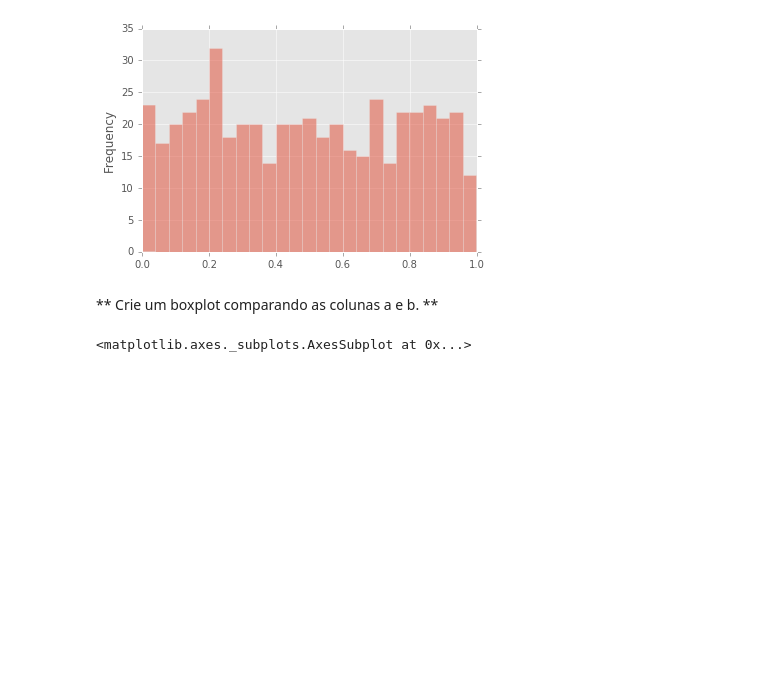
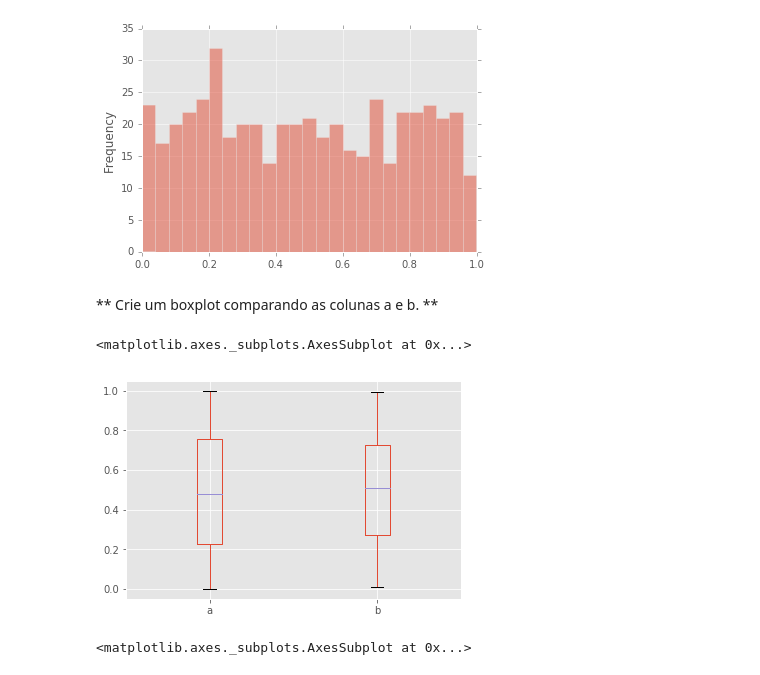
Before and after one commit to jonatasleon/data-science-py, a Jupyter notebook: apostilas/3. Python para Visualização de dados/Visualização de dados incorporada do Pandas/Exercício de visualização de dados Pandas.ipynb, the cells around one changed output. Drawn from its saved outputs; the diff is of its cells as text; code cells hidden in the pictures; blank space fills up the shorter version.

```diff
--- a/apostilas/3. Python para Visualização de dados/Visualização de dados incorporada do Pandas/Exercício de visualização de dados Pandas.ipynb
+++ b/apostilas/3. Python para Visualização de dados/Visualização de dados incorporada do Pandas/Exercício de visualização de dados Pandas.ipynb
@@ -48,6 +65,11 @@ df3.head()
 [figure]
 # %% [markdown]
 ** Crie um boxplot comparando as colunas a e b. **
+# %%
+df3[['a', 'b']].plot.box()
+# %% [output]
+<matplotlib.axes._subplots.AxesSubplot at 0x...>
+[figure, added]
 # %%
 # %% [output]
 <matplotlib.axes._subplots.AxesSubplot at 0x...>
```
Also changed, not shown: parts of 9 cells of this notebook.
